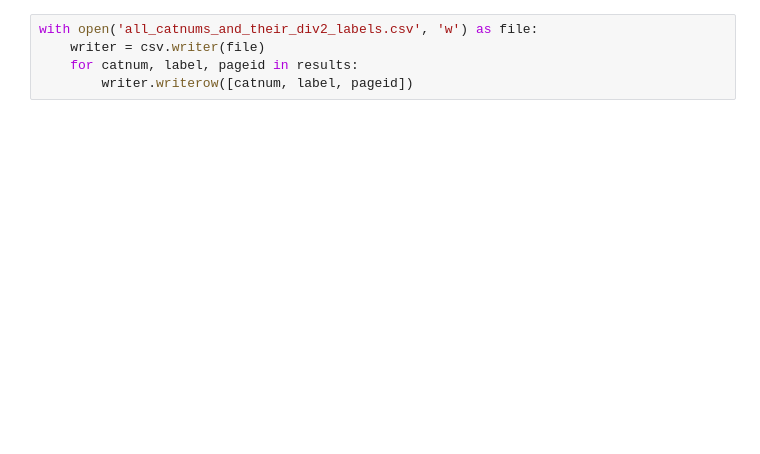
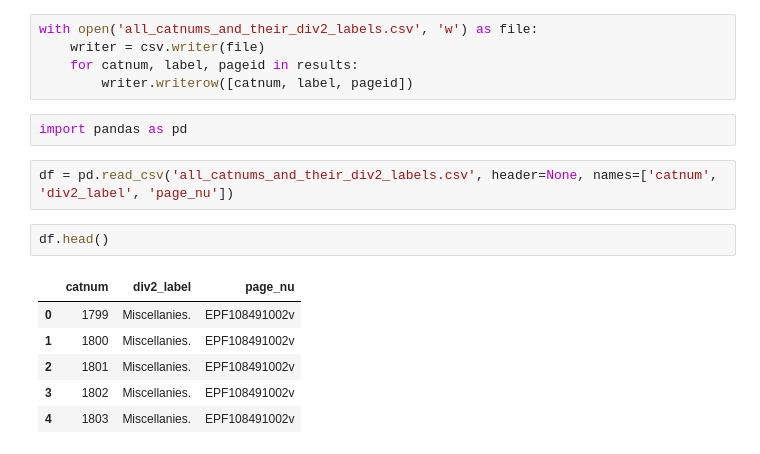
Before and after one commit to Violin1208/sloane, a Jupyter notebook: extract_all_sloane_catnums_div2_label_pb.ipynb, the cells around one changed output. Drawn from its saved outputs; the diff is of its cells as text; blank space fills up the shorter version.

```diff
--- a/extract_all_sloane_catnums_div2_label_pb.ipynb
+++ b/extract_all_sloane_catnums_div2_label_pb.ipynb
@@ -169,3 +176,16 @@ with open('all_catnums_and_their_div2_labels.csv', 'w') as file:
     writer = csv.writer(file)
     for catnum, label, pageid in results:
         writer.writerow([catnum, label, pageid])
+# %%
+import pandas as pd
+# %%
+df = pd.read_csv('all_catnums_and_their_div2_labels.csv', header=None, names=['catnum', 'div2_label', 'page_nu'])
+# %%
+df.head()
+# %% [output]
+|  | catnum | div2_label | page_nu |
+| 0 | 1799 | Miscellanies. | EPF108491002v |
+| 1 | 1800 | Miscellanies. | EPF108491002v |
+| 2 | 1801 | Miscellanies. | EPF108491002v |
+| 3 | 1802 | Miscellanies. | EPF108491002v |
+| 4 | 1803 | Miscellanies. | EPF108491002v |
```
Also changed, not shown: parts of 35 cells of this notebook.
